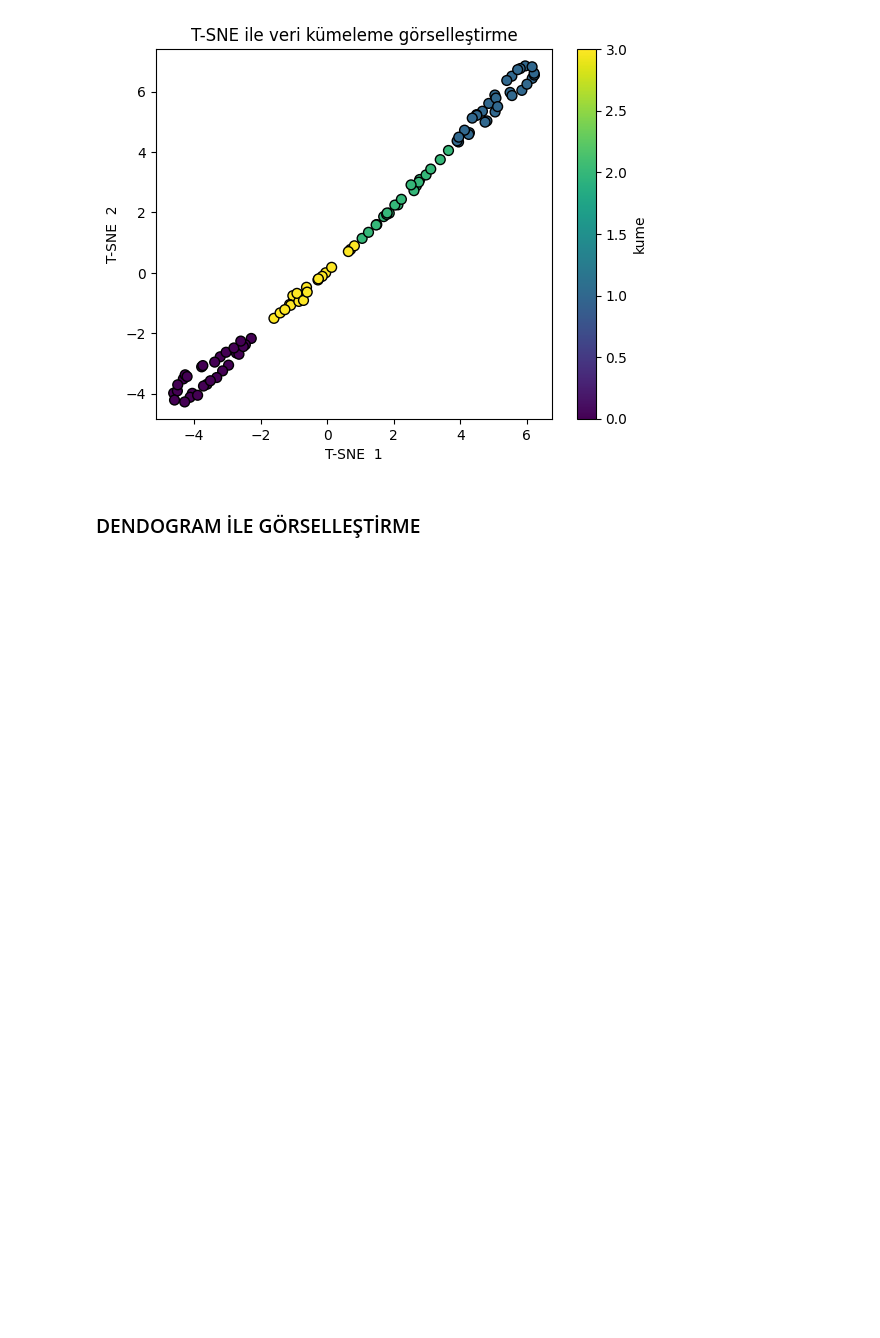
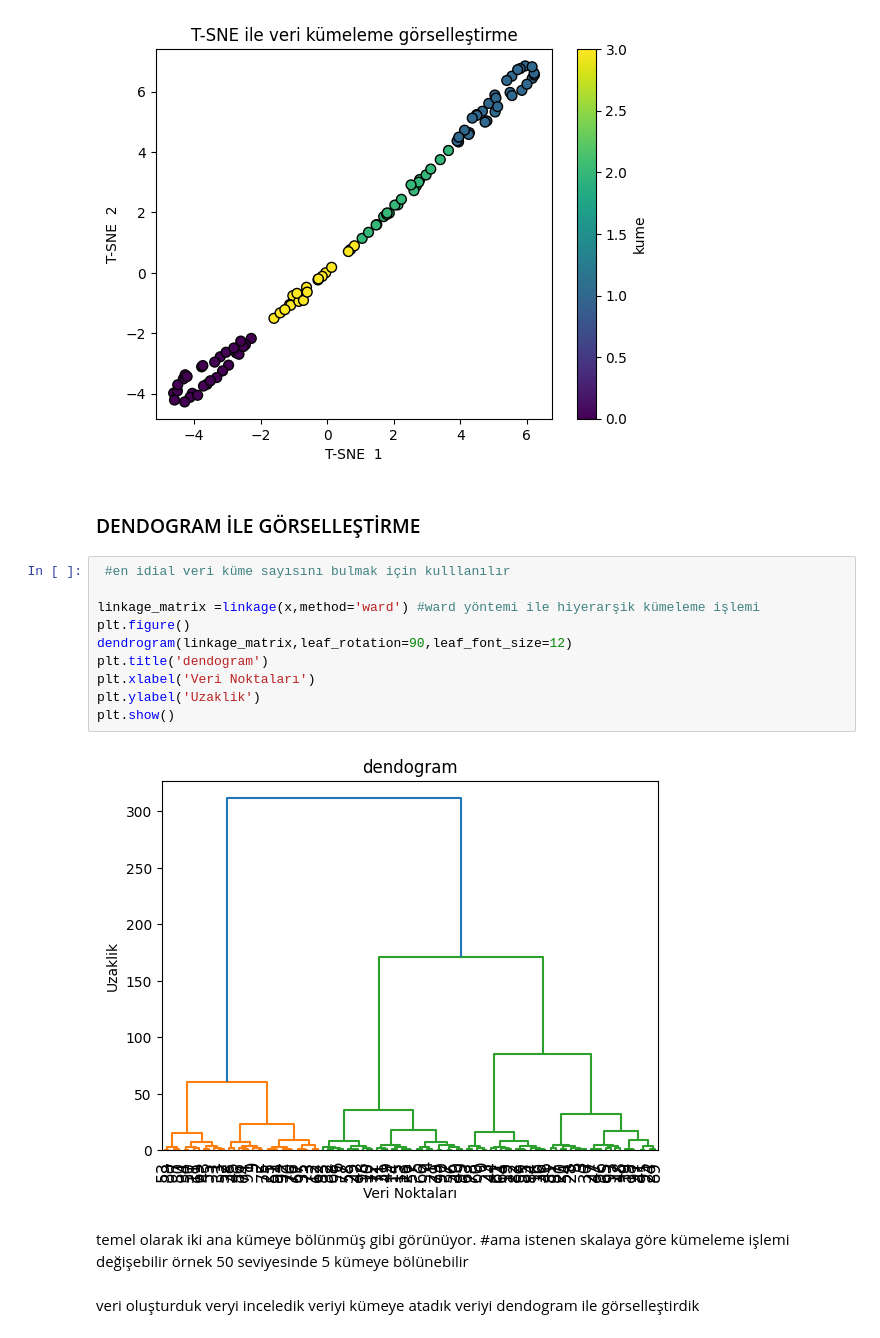
Before and after one commit to can-ozyasar/veri-Kumeleme, a Jupyter notebook: veriKumeleme.ipynb, the cells around one changed output. Saved outputs shown, nothing was run; the diff lists cells and outputs as text; blank space fills up the shorter version.

Commit message:
Dendogram görselleştirme

```diff
--- a/veriKumeleme.ipynb
+++ b/veriKumeleme.ipynb
@@ -149,3 +149,19 @@ plt.show()
 [figure]
 # %% [markdown]
 ### DENDOGRAM İLE GÖRSELLEŞTİRME
+# %%
+ #en idial veri küme sayısını bulmak için kulllanılır
+
+linkage_matrix =linkage(x,method='ward') #ward yöntemi ile hiyerarşik kümeleme işlemi
+plt.figure()
+dendrogram(linkage_matrix,leaf_rotation=90,leaf_font_size=12)
+plt.title('dendogram')
+plt.xlabel('Veri Noktaları')
+plt.ylabel('Uzaklik')
+plt.show()
+# %% [output]
+[figure, added]
+# %% [markdown]
+temel olarak iki ana kümeye bölünmüş gibi görünüyor. #ama  istenen skalaya göre  kümeleme işlemi değişebilir  örnek 50 seviyesinde 5 kümeye bölünebilir
+# %% [markdown]
+veri oluşturduk veryi inceledik veriyi kümeye atadık veriyi dendogram ile görselleştirdik
```
